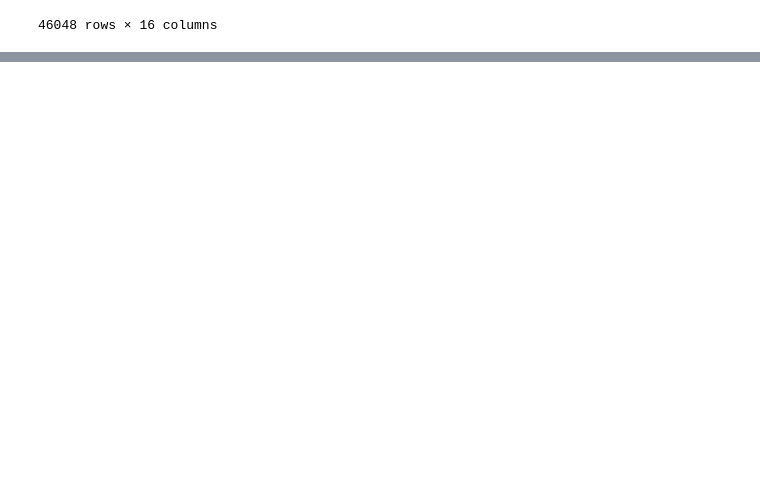
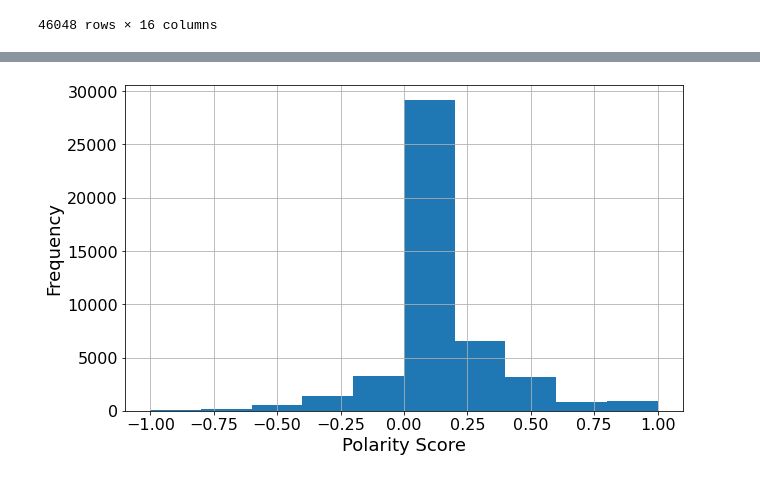
Before and after one commit to dhruszecki/cdatos-taller-1, a Jupyter notebook: workbook.ipynb, the cells around one changed output, grey strips where cells are left out. Cells and saved outputs as stored; diff of their text form; code cells hidden in the pictures; blank space fills up the shorter version.

```diff
--- a/workbook.ipynb
+++ b/workbook.ipynb
@@ -52,0 +276,4 @@ df
+# %%
+df['polarity'] = df['text'].apply(lambda x: TextBlob(x).sentiment.polarity)
+df['subjectivity'] = df['text'].apply(lambda x: TextBlob(x).sentiment.subjectivity)
+df.head()
@@ -52,0 +287,10 @@ df
+# %%
+fig = plt.figure(figsize=(10, 6))
+df['polarity'].hist()
+plt.xlabel('Polarity Score', fontsize=18)
+plt.ylabel('Frequency', fontsize=18)
+plt.xticks(fontsize=16)
+plt.yticks(fontsize=16)
+fig.savefig("./output/polarity_hist.png")
+# %% [output]
+[figure, added]
```
Also changed, not shown: parts of 63 cells of this notebook, 3 other files.
